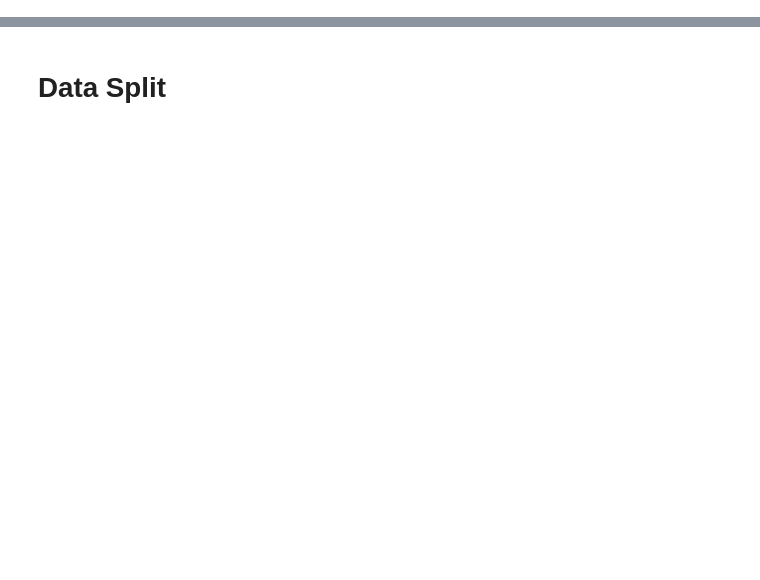
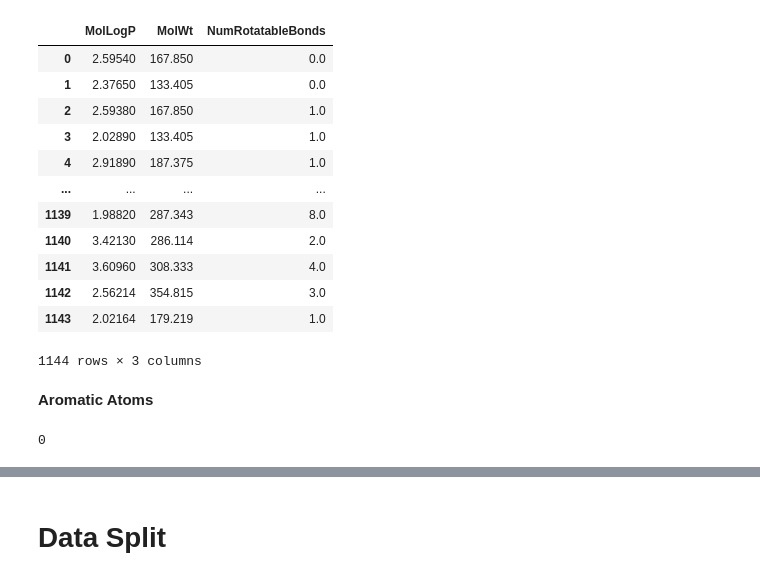
Before and after one commit to nandita992/Cheminformatics-Predicting-solubility-of-Chemical-compounds, a Jupyter notebook: Codes.ipynb, the cells around one changed output, grey strips where cells are left out. Saved outputs shown, nothing was run; the diff lists cells and outputs as text; code cells hidden in the pictures; blank space fills up the shorter version.

```diff
--- a/Codes.ipynb
+++ b/Codes.ipynb
@@ -883,0 +113,5 @@ X.shape
+# %%
+mol_list= []
+for element in sol.SMILES:
+  mol = Chem.MolFromSmiles(element)
+  mol_list.append(mol)
@@ -883,0 +140,51 @@ X.shape
+# %%
+# Inspired by: https://codeocean.com/explore/capsules?query=tag:data-curation
+
+def generate(smiles, verbose=False):
+
+    moldata= []
+    for elem in smiles:
+        mol=Chem.MolFromSmiles(elem)
+        moldata.append(mol)
+
+    baseData= np.arange(1,1)
+    i=0
+    for mol in moldata:
+
+        desc_MolLogP = Descriptors.MolLogP(mol)
+        desc_MolWt = Descriptors.MolWt(mol)
+        desc_NumRotatableBonds = Descriptors.NumRotatableBonds(mol)
+
+        row = np.array([desc_MolLogP,
+                        desc_MolWt,
+                        desc_NumRotatableBonds])
+
+        if(i==0):
+            baseData=row
+        else:
+            baseData=np.vstack([baseData, row])
+        i=i+1
+
+    columnNames=["MolLogP","MolWt","NumRotatableBonds"]
+    descriptors = pd.DataFrame(data=baseData,columns=columnNames)
+
+    return descriptors
+# %%
+df = generate(sol.SMILES)
+df
+# %% [output]
+|  | MolLogP | MolWt | NumRotatableBonds |
+| 0 | 2.59540 | 167.850 | 0.0 |
+| 1 | 2.37650 | 133.405 | 0.0 |
+| 2 | 2.59380 | 167.850 | 1.0 |
+| 3 | 2.02890 | 133.405 | 1.0 |
+| 4 | 2.91890 | 187.375 | 1.0 |
+| ... | ... | ... | ... |
+| 1139 | 1.98820 | 287.343 | 8.0 |
+| 1140 | 3.42130 | 286.114 | 2.0 |
+| 1141 | 3.60960 | 308.333 | 4.0 |
+| 1142 | 2.56214 | 354.815 | 3.0 |
+| 1143 | 2.02164 | 179.219 | 1.0 |
+1144 rows × 3 columns
+# %% [markdown]
+**Aromatic Atoms**
@@ -883,0 +200,4 @@ X.shape
+# %%
+AromaticAtoms(m)
+# %% [output]
+0
```
Also changed, not shown: parts of 166 cells of this notebook.
